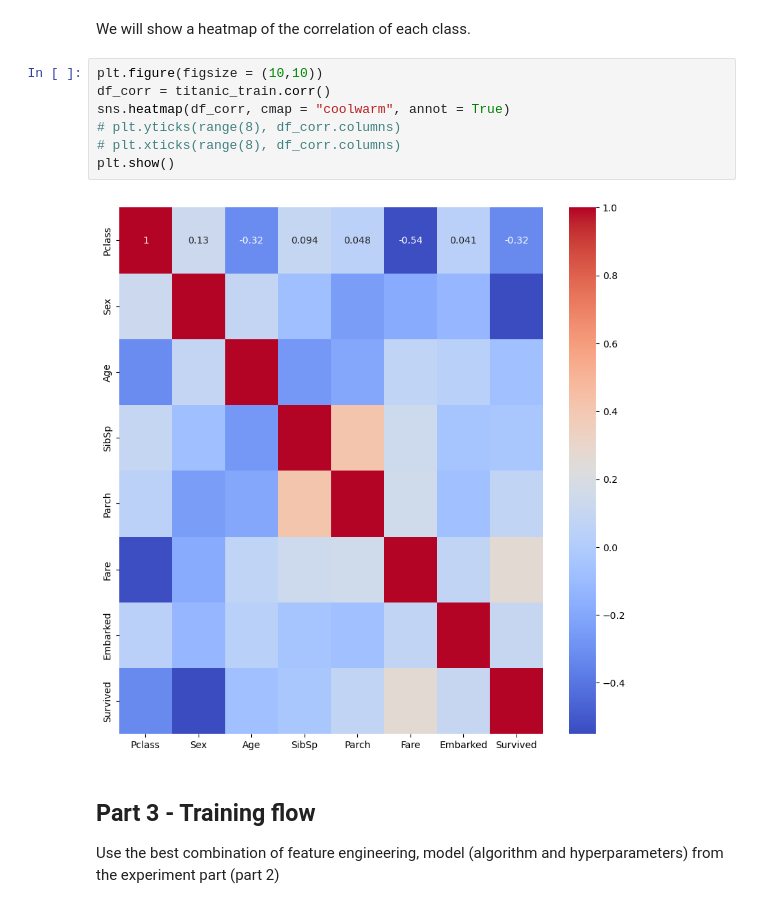
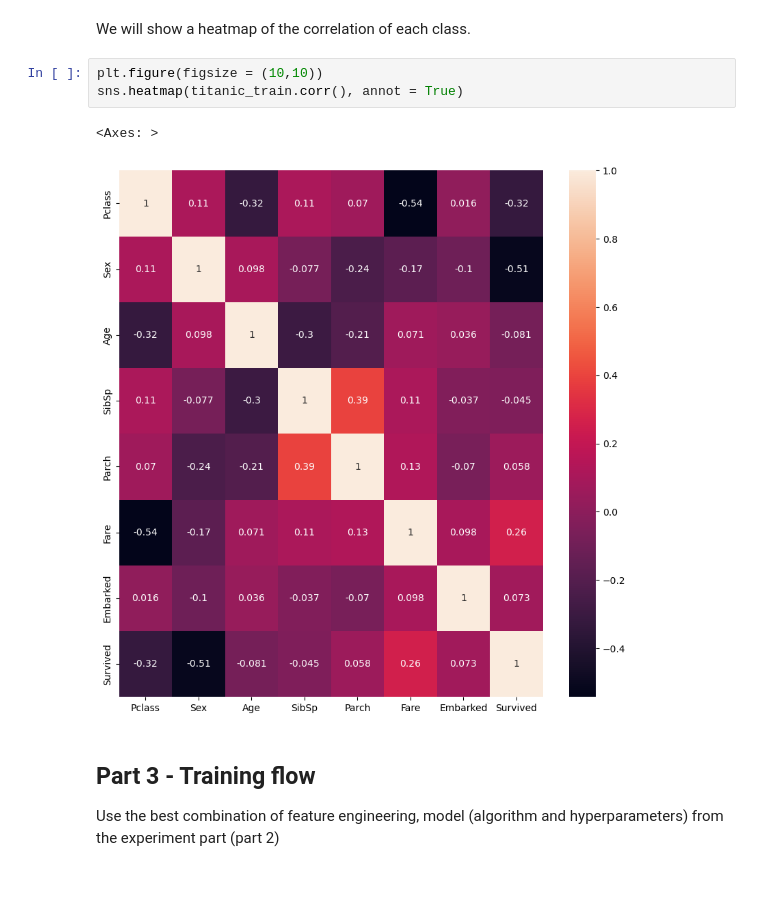
Before and after one commit to rroyd/supervised-learning-flow, a Jupyter notebook: Assignment2_supervised_learning_flow.ipynb, the cells around one changed output. Saved outputs shown, nothing was run; the diff lists cells and outputs as text; blank space fills up the shorter version.

Commit message:
Made the Heatmap actually work

```diff
--- a/Assignment2_supervised_learning_flow.ipynb
+++ b/Assignment2_supervised_learning_flow.ipynb
@@ -183,13 +193,10 @@ plt.show()
 We will show a heatmap of the correlation of each class.
 # %%
 plt.figure(figsize = (10,10))
-df_corr = titanic_train.corr()
-sns.heatmap(df_corr, cmap = "coolwarm", annot = True)
-# plt.yticks(range(8), df_corr.columns)
-# plt.xticks(range(8), df_corr.columns)
-plt.show()
+sns.heatmap(titanic_train.corr(), annot = True)
 # %% [output]
+<Axes: >
-[figure, old version]
+[figure, new version]
 # %% [markdown]
 ## Part 3 - Training flow
 Use the best combination of feature engineering, model (algorithm and hyperparameters) from the experiment part (part 2)
```
Also changed, not shown: parts of 4 cells of this notebook.
